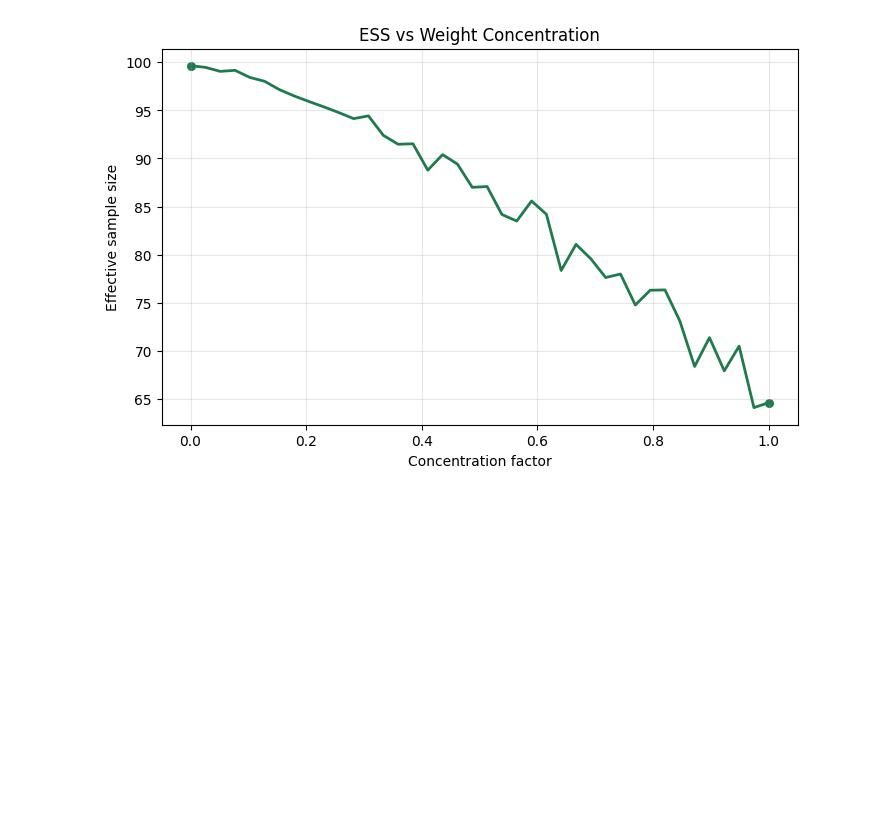
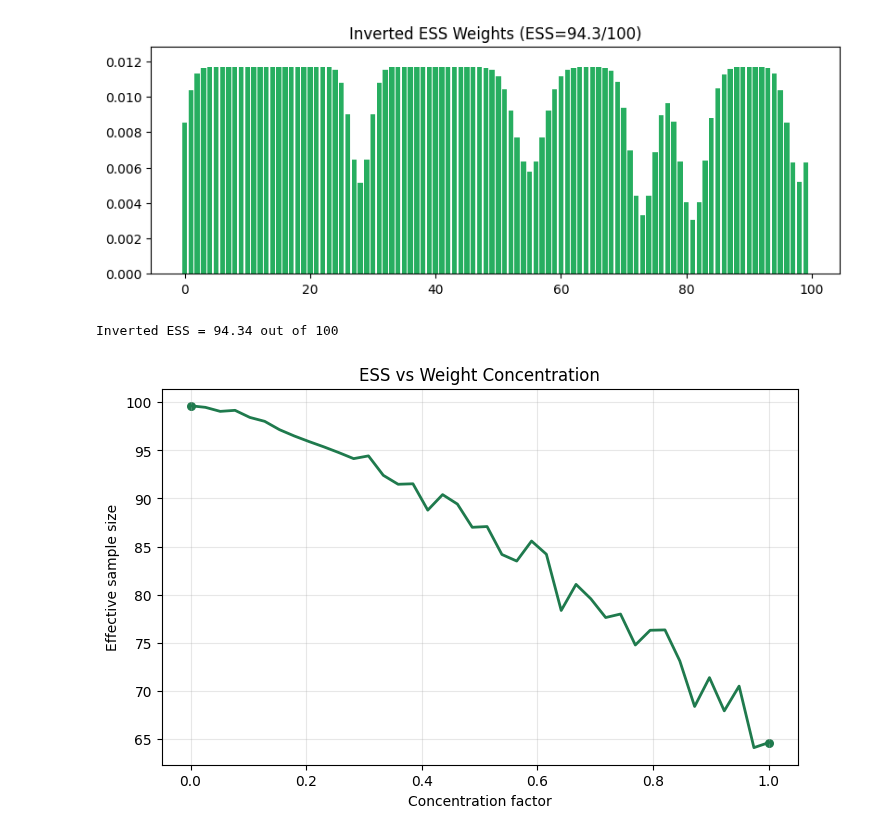
Before and after one commit to PacktPublishing/Learn-Robotics-Programming-3rd-edition, a Jupyter notebook: chapter-12/complete-plus-ess/experiments/sample_sizes.ipynb, the cells around one changed output. Cells and saved outputs as stored; diff of their text form; code cells hidden in the pictures; blank space fills up the shorter version.

```diff
--- a/chapter-12/complete-plus-ess/experiments/sample_sizes.ipynb
+++ b/chapter-12/complete-plus-ess/experiments/sample_sizes.ipynb
@@ -64,3 +81,35 @@ High ESS = 99.68 out of 100
+# %%
+# High ESS with Gaussian clumps of low weights
+inverted_raw = np.full(NUM_WEIGHTS, 1.0, dtype=float)
+
+# Create clumps of low weights at random locations
+clump_idx = rng.choice(NUM_WEIGHTS, size=LOW_ESS_DOMINANT_COUNT, replace=False)
+
+for idx in clump_idx:
+    sigma = rng.uniform(1.2, 2.5)
+    amplitude = rng.uniform(0.5, 0.8)  # reduce from baseline
+
+    d = np.abs(x - idx)
+    d = np.minimum(d, NUM_WEIGHTS - d)
+
+    inverted_raw -= amplitude * np.exp(-0.5 * (d / sigma) ** 2)
+
+inverted_raw = np.maximum(inverted_raw, 1e-3)  # ensure positive
+inverted_weights = normalize(inverted_raw)
+inverted_ess = effective_sample_size(inverted_weights)
+
+fig, axes = plt.subplots(1, 1, figsize=(8, 3), constrained_layout=True)
+
+axes.bar(x, inverted_weights, color="#27ae60")
+axes.set_title(f"Inverted ESS Weights (ESS={inverted_ess:.1f}/{NUM_WEIGHTS})")
+axes.set_ylim(0, max(inverted_weights) * 1.1)
+
+plt.show()
+
+print(f"Inverted ESS = {inverted_ess:.2f} out of {NUM_WEIGHTS}")
+# %% [output]
+[figure, added]
+Inverted ESS = 94.34 out of 100
 # %%
 # ESS vs concentration: reuse the same sample size but increasingly concentrate weights.
 concentration = np.linspace(0.0, 1.0, ESS_SWEEP_STEPS)
```
Also changed, not shown: parts of 3 cells of this notebook, 5 other files.
